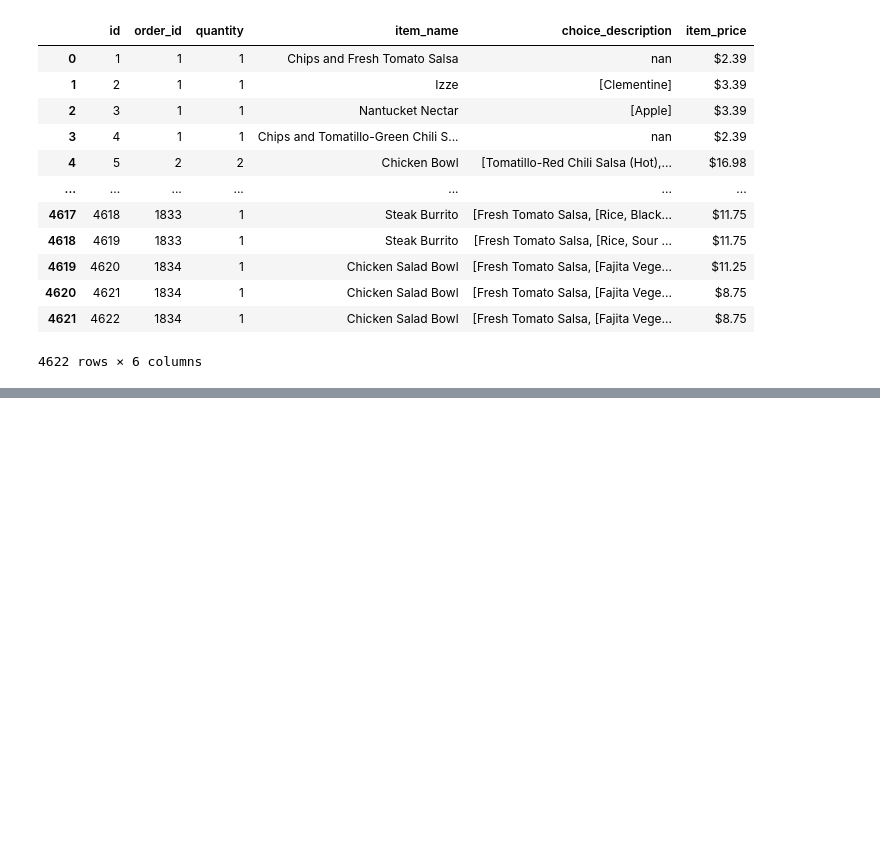
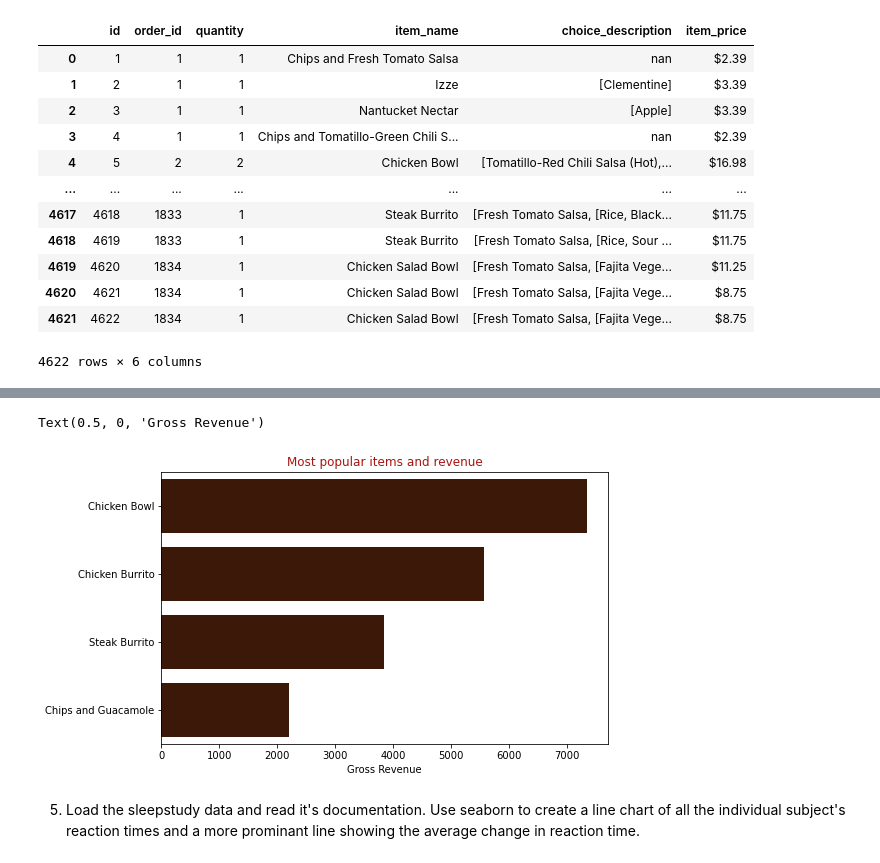
Before and after one commit to GladyBarrios/numpy-pandas-visualization-exercises, a Jupyter notebook: seaborn_exercises.ipynb, the cells around one changed output, grey strips where cells are left out. Drawn from its saved outputs; the diff is of its cells as text; code cells hidden in the pictures; blank space fills up the shorter version.

```diff
--- a/seaborn_exercises.ipynb
+++ b/seaborn_exercises.ipynb
@@ -297,0 +285,2 @@ top_four
+# %%
+orders['item_price'] = orders.item_price.str.replace('$', '').astype('float')
@@ -297,0 +297,3 @@ top_four
+# %%
+best_sellers = orders.groupby('item_name').quantity.sum().nlargest(4)
+best_sellers
@@ -297,0 +323,3 @@ top_four
+# %%
+revenue = orders[orders.item_name.isin(best_sellers.index)].groupby('item_name').item_price.sum()
+revenue
@@ -297,0 +333,3 @@ top_four
+# %%
+revenue = revenue.sort_values(ascending = False).reset_index()
+revenue
@@ -297,0 +342,16 @@ top_four
+# %%
+plt.figure(figsize = (8, 5))
+sns.barplot(y = 'item_name',
+            x = 'item_price',
+            data = revenue,
+            palette=['#451400'])
+
+plt.title('Most popular items and revenue', fontdict={'color': '#a81612'})
+
+plt.ylabel("") # to remove the column_name
+plt.xlabel("Gross Revenue")
+# %% [output]
+Text(0.5, 0, 'Gross Revenue')
+[figure, added]
+# %% [markdown]
+5. Load the sleepstudy data and read it's documentation. Use seaborn to create a line chart of all the individual subject's reaction times and a more prominant line showing the average change in reaction time.
```
Also changed, not shown: parts of 15 cells of this notebook, 5 other files.
